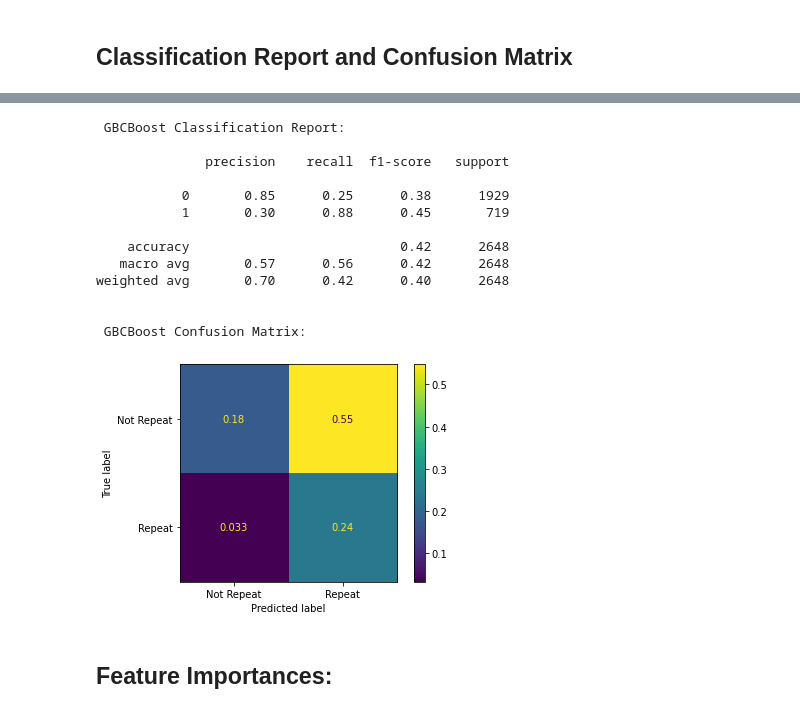
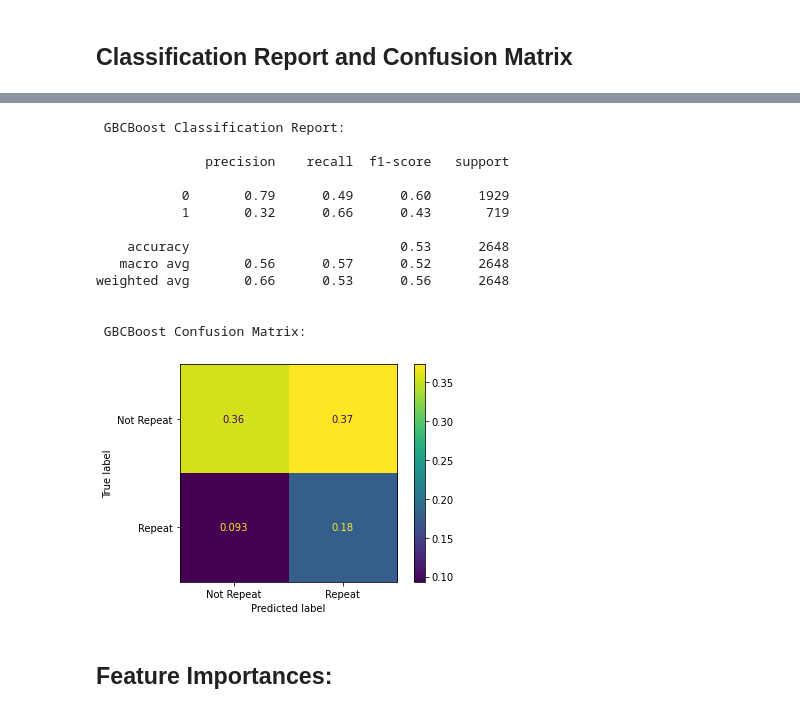
Before and after one commit to benjaminbellman/Shopify_CLTV_Machine_Learning, a Jupyter notebook: 4.Modelling/Classification--Predicting_REPEAT_CUSTOMER_AFTER_FIRST_WEEK/Simplified/Pre-Processing&Modelling-Classification-Resampling-4-Models.ipynb, the cells around one changed output, grey strips where cells are left out. Cells and saved outputs as stored; diff of their text form; code cells hidden in the pictures.

```diff
--- a/4.Modelling/Classification--Predicting_REPEAT_CUSTOMER_AFTER_FIRST_WEEK/Simplified/Pre-Processing&Modelling-Classification-Resampling-4-Models.ipynb
+++ b/4.Modelling/Classification--Predicting_REPEAT_CUSTOMER_AFTER_FIRST_WEEK/Simplified/Pre-Processing&Modelling-Classification-Resampling-4-Models.ipynb
@@ -817,30 +816,30 @@ weighted avg       0.68      0.48      0.50      2648
 # %%
 ## We get the classification report.
 print("\n GBCBoost Classification Report: \n")
-print(classification_report(y_test,(ada_best.predict_proba(X_test)[:,1] >= 0.48).astype(int)))
+print(classification_report(y_test,(ada_best.predict_proba(X_test)[:,1] >= 0.5).astype(int)))
 
 ## We get the confusion matrix for the best threshold of the best model.
 print("\n GBCBoost Confusion Matrix: \n")
-matrix = confusion_matrix(y_test,(ada_best.predict_proba(X_test)[:,1] >= 0.48).astype(int))
+matrix = confusion_matrix(y_test,(ada_best.predict_proba(X_test)[:,1] >= 0.5).astype(int))
 matrix = matrix.astype('float') / len(y_test)
 disp = ConfusionMatrixDisplay(matrix, display_labels=['Not Repeat','Repeat'])
 disp.plot()
 plt.show()
 # %% [output]
  GBCBoost Classification Report:
 
               precision    recall  f1-score   support
 
-           0       0.85      0.25      0.38      1929
-           1       0.30      0.88      0.45       719
+           0       0.79      0.49      0.60      1929
+           1       0.32      0.66      0.43       719
 
-    accuracy                           0.42      2648
-   macro avg       0.57      0.56      0.42      2648
-weighted avg       0.70      0.42      0.40      2648
+    accuracy                           0.53      2648
+   macro avg       0.56      0.57      0.52      2648
+weighted avg       0.66      0.53      0.56      2648
 
 
  GBCBoost Confusion Matrix:
-[figure, old version]
+[figure, new version]
 # %% [markdown]
 ## Feature Importances:
 # %%
```
Also changed, not shown: parts of 9 cells of this notebook, 2 other files.
